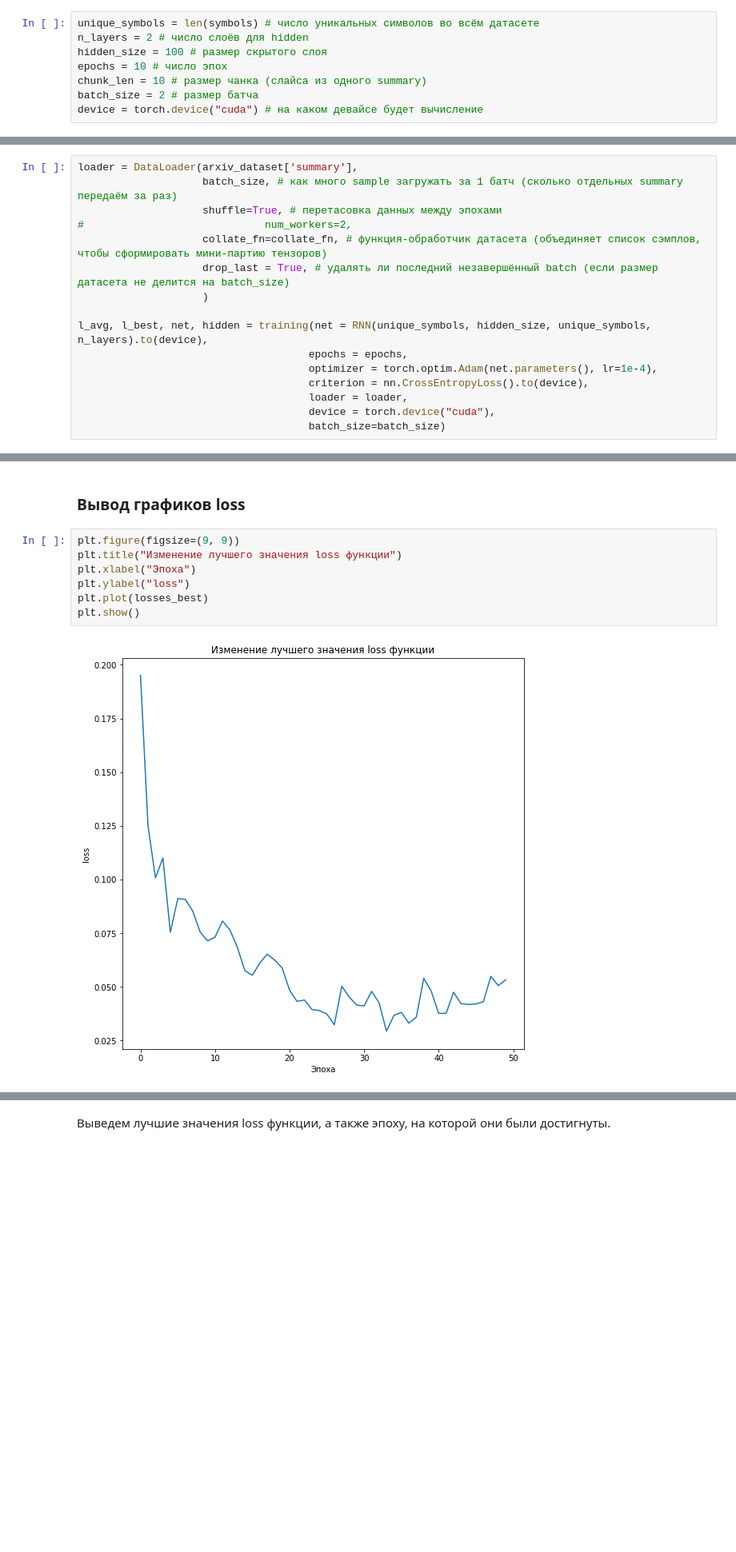
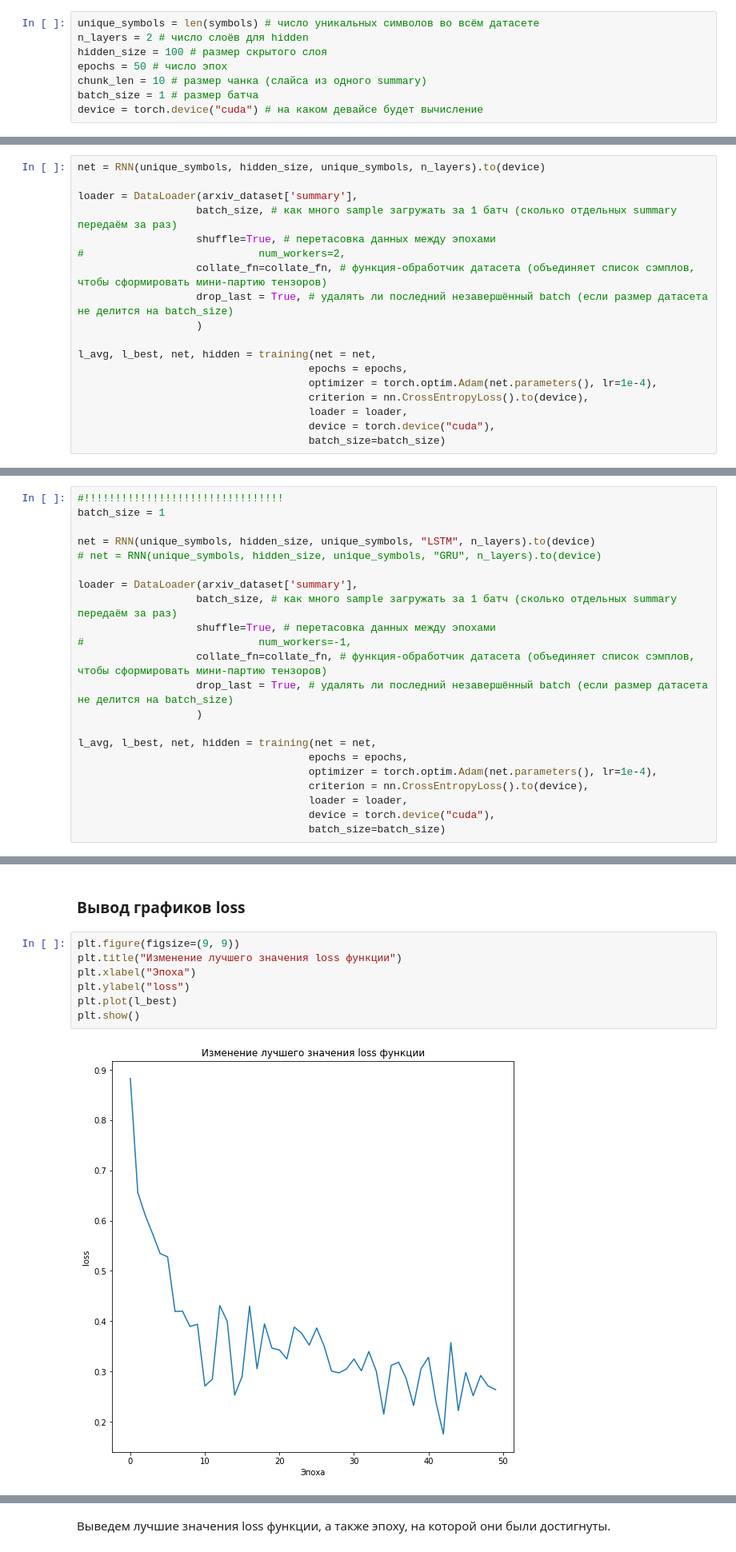
Before and after one commit to DenisKabanov/computational_linguistics_lab4, a Jupyter notebook: Lab4_1.ipynb, the cells around one changed output, grey strips where cells are left out. Shown at 80% size. Cells and saved outputs as stored; diff of their text form; blank space fills up the shorter version.

```diff
--- a/Lab4_1.ipynb
+++ b/Lab4_1.ipynb
@@ -129,9 +129,9 @@ print(len(symbols))
 unique_symbols = len(symbols) # число уникальных символов во всём датасете
 n_layers = 2 # число слоёв для hidden
 hidden_size = 100 # размер скрытого слоя
-epochs = 10 # число эпох
+epochs = 50 # число эпох
 chunk_len = 10 # размер чанка (слайса из одного summary)
-batch_size = 2 # размер батча
+batch_size = 1 # размер батча
 device = torch.device("cuda") # на каком девайсе будет вычисление
 # %% [markdown]
 ## Dataloader
@@ -364,15 +359,17 @@ def training(net, epochs, optimizer, criterion, loader, device, batch_size):
     print("Training finished, time:", time.time() - start)
     return losses_avg, losses_best, net, hidden
 # %%
+net = RNN(unique_symbols, hidden_size, unique_symbols, n_layers).to(device)
+
 loader = DataLoader(arxiv_dataset['summary'],
-                    batch_size, # как много sample загружать за 1 батч (сколько отдельных summary передаём за раз)
-                    shuffle=True, # перетасовка данных между эпохами
-#                             num_workers=2,
-                    collate_fn=collate_fn, # функция-обработчик датасета (объединяет список сэмплов, чтобы сформировать мини-партию тензоров)
-                    drop_last = True, # удалять ли последний незавершённый batch (если размер датасета не делится на batch_size)
-                    )
+                   batch_size, # как много sample загружать за 1 батч (сколько отдельных summary передаём за раз)
+                   shuffle=True, # перетасовка данных между эпохами
+#                            num_workers=2,
+                   collate_fn=collate_fn, # функция-обработчик датасета (объединяет список сэмплов, чтобы сформировать мини-партию тензоров)
+                   drop_last = True, # удалять ли последний незавершённый batch (если размер датасета не делится на batch_size)
+                   )
 
-l_avg, l_best, net, hidden = training(net = RNN(unique_symbols, hidden_size, unique_symbols, n_layers).to(device),
+l_avg, l_best, net, hidden = training(net = net,
                                      epochs = epochs,
                                      optimizer = torch.optim.Adam(net.parameters(), lr=1e-4),
                                      criterion = nn.CrossEntropyLoss().to(device),
@@ -535,0 +656,22 @@ class RNN(nn.Module):
+# %%
+#!!!!!!!!!!!!!!!!!!!!!!!!!!!!!!!!
+batch_size = 1
+
+net = RNN(unique_symbols, hidden_size, unique_symbols, "LSTM", n_layers).to(device)
+# net = RNN(unique_symbols, hidden_size, unique_symbols, "GRU", n_layers).to(device)
+
+loader = DataLoader(arxiv_dataset['summary'],
+                   batch_size, # как много sample загружать за 1 батч (сколько отдельных summary передаём за раз)
+                   shuffle=True, # перетасовка данных между эпохами
+#                            num_workers=-1,
+                   collate_fn=collate_fn, # функция-обработчик датасета (объединяет список сэмплов, чтобы сформировать мини-партию тензоров)
+                   drop_last = True, # удалять ли последний незавершённый batch (если размер датасета не делится на batch_size)
+                   )
+
+l_avg, l_best, net, hidden = training(net = net,
+                                     epochs = epochs,
+                                     optimizer = torch.optim.Adam(net.parameters(), lr=1e-4),
+                                     criterion = nn.CrossEntropyLoss().to(device),
+                                     loader = loader,
+                                     device = torch.device("cuda"),
+                                     batch_size=batch_size)
@@ -712,9 +821,9 @@ net = net.to(device)
 # %%
 plt.figure(figsize=(9, 9))
 plt.title("Изменение лучшего значения loss функции")
 plt.xlabel("Эпоха")
 plt.ylabel("loss")
-plt.plot(losses_best)
+plt.plot(l_best)
 plt.show()
 # %% [output]
-[figure, old version]
+[figure, new version]
```
Also changed, not shown: parts of 21 cells of this notebook, 9 other files.
